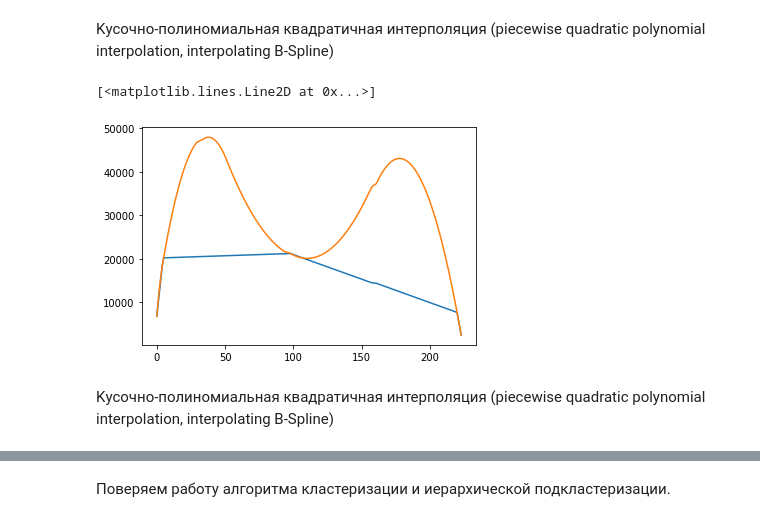
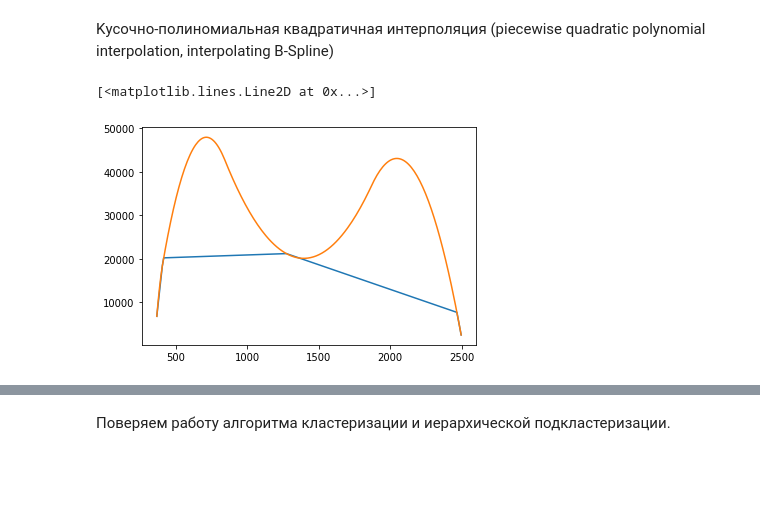
Before and after one commit to kormang/hyperspectralplayground, a Jupyter notebook: hyperspectral.ipynb, the cells around one changed output, grey strips where cells are left out. Cells and saved outputs as stored; diff of their text form; code cells hidden in the pictures; blank space fills up the shorter version.

```diff
--- a/hyperspectral.ipynb
+++ b/hyperspectral.ipynb
@@ -383,12 +404,10 @@ Kусочно-полиномиальная квадратичная интерп
 # %%
 from pycontinuum import pycontinuum, pycontinuum_removed, pycontinuum_points, interpolate_points
 cont = pycontinuum(maxes, wavelengths)
 cont_points = pycontinuum_points(maxes, wavelengths)
 cont_interp = interpolate_points(cont_points, wavelengths, kind='quadratic')
-pylab.plot(cont)
-pylab.plot(cont_interp)
+pylab.plot(wavelengths, cont)
+pylab.plot(wavelengths, cont_interp)
 # %% [output]
 [<matplotlib.lines.Line2D at 0x...>]
-[figure, old version]
+[figure, new version]
-# %% [markdown]
-Kусочно-полиномиальная квадратичная интерполяция (piecewise quadratic polynomial interpolation, interpolating B-Spline)
```
Also changed, not shown: parts of 11 cells of this notebook.
